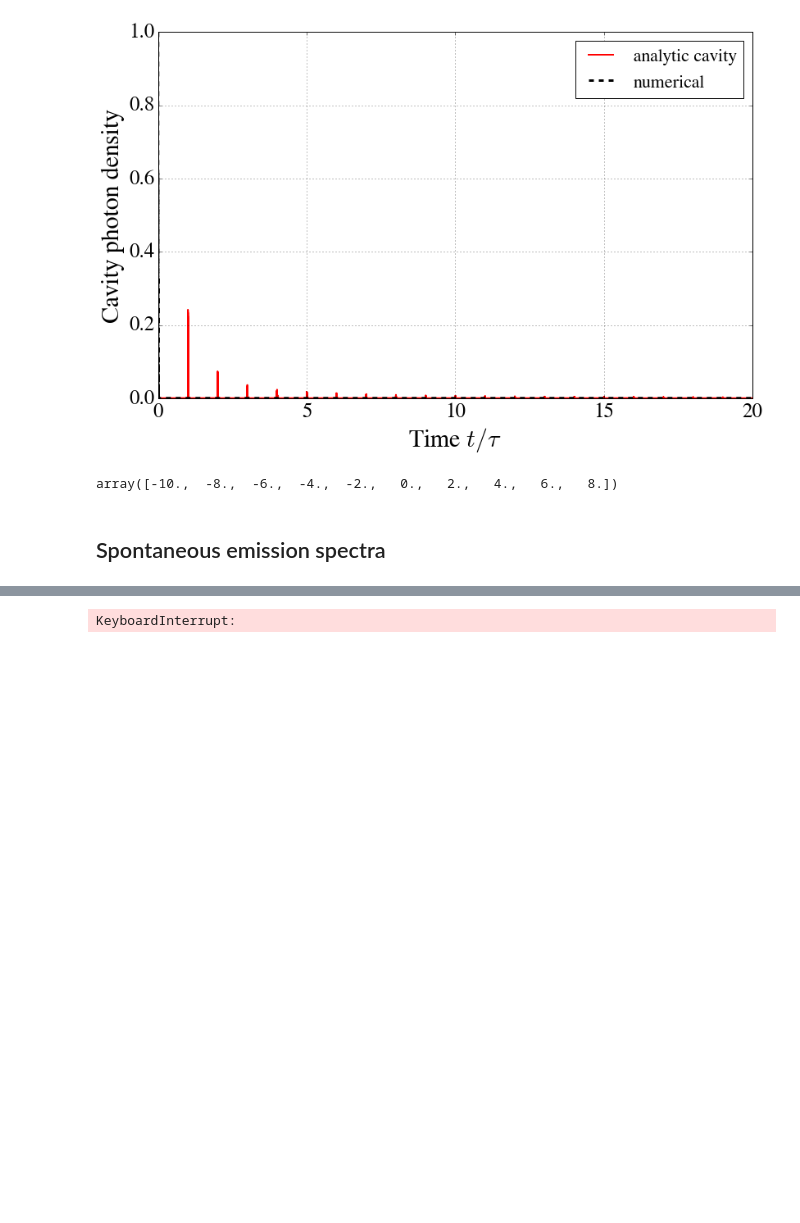
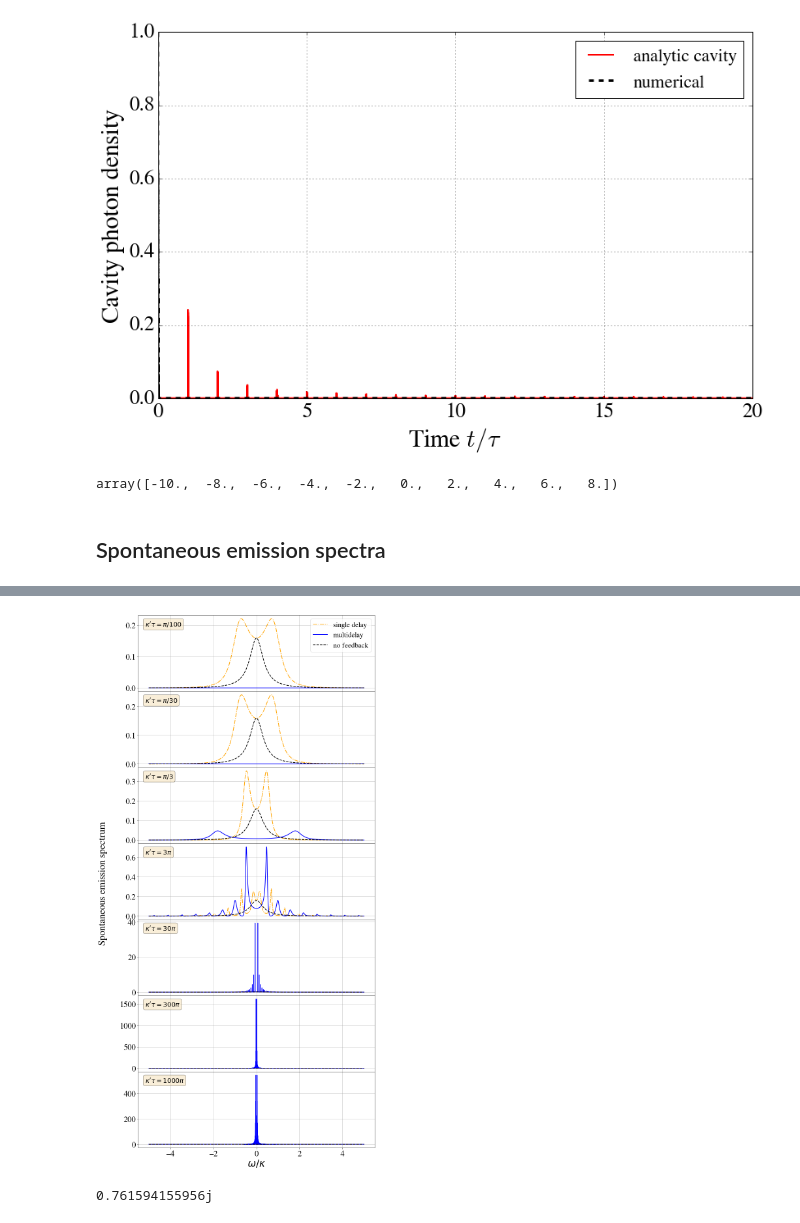
Before and after one commit to nemetniki/with-Andreas, a Jupyter notebook: CQED_standingwave.ipynb, the cells around one changed output, grey strips where cells are left out. Cells and saved outputs as stored; diff of their text form; code cells hidden in the pictures; blank space fills up the shorter version.

```diff
--- a/CQED_standingwave.ipynb
+++ b/CQED_standingwave.ipynb
@@ -248,7 +248,7 @@ you got this
 import numpy as np
 from scipy.integrate import ode
 
-N  = 100 # At least 100 is required for a good precision (150-200 better but slower)
+N  = 1000 # At least 100 is required for a good precision (150-200 better but slower)
 qp = np.linspace(-N/2,N/2,N+1)
 #print(qp[0:N+3])
 
@@ -492,13 +505,14 @@ mpl.rc('ytick',labelsize=25)
 kap1 = 1
 kap = 1.
 gam = 1.
+reg=0.000001
 
-om = np.linspace(-20.,20.,10000000)
+om = np.linspace(-5.,5.,1000000)
 def Spontem_d(om,N,tau):
 
     cg_nofb = 1j*gam/(-om**2+gam**2-(kap1+2*kap)*1j*om)
     cg_sing = 1j*gam/(-om**2+gam**2-1j*om*2*kap*(1-np.exp(1j*om*tau))-1j*om*kap1)
-    cg_mult = 1j*gam/(-om**2+gam**2+2*kap*om/np.tan(om*tau/2.)-kap1*1j*om)
+    cg_mult = 1j*gam/(-(om-1j*reg)**2+gam**2+2*kap*(om-1j*reg)/np.tan((om-1j*reg)*tau/2.)-kap1*1j*(om-1j*reg))
     return cg_nofb, cg_sing, cg_mult
 
 cg_nofb = np.zeros(len(om),"complex")
@@ -521,32 +535,36 @@ for itau in range(0,len(tau)):
         cg_nofb[iom],cg_sing[iom],cg_mult[iom] = Spontem_d(om[iom],N,tau[itau])
 #plt.figure(1,figsize=(13,8))
 #plt.ylim(0,0.02)
 #plt.xlim(-500,500)
     axes[itau].text(0.03, 0.93, textstr, transform=axes[itau].transAxes, fontsize=20,
         verticalalignment='top', bbox=props)
 #    if itau<len(tau)-1:
 #        axes[itau].plot(om,(kap2-kapi)/np.pi*np.abs(cg2)**2,linewidth=2.0,label='right (2)',color = 'orange')
 #        axes[itau].hold(True)
 #        axes[itau].plot(om,(kap1-kapi)/np.pi*np.abs(cg1)**2,linewidth=2.0,label='left (1)',color='k',ls='--')
 #    else:
+    axes[itau].plot(om,kap1/2./np.pi*np.abs(cg_sing)**2,linewidth=2.0,label='single delay',color ="orange",ls = '-.')
     axes[itau].plot(om,kap1/2./np.pi*np.abs(cg_mult)**2,linewidth=2.0,label='multidelay',color = 'b',ls='-')
     axes[itau].plot(om,kap1/2./np.pi*np.abs(cg_nofb)**2,linewidth=2.0,label='no feedback',color ="k",ls = '--')
-    axes[itau].plot(om,kap1/2./np.pi*np.abs(cg_sing)**2,linewidth=2.0,label='single delay',color ="orange",ls = '-.')
     #axes[itau].set_ylabel('Spontaneous emission spectra',fontsize=30.)
     axes[itau].grid(True)
 #axes[0].set_ylim(-0.00015,.0014)
 #axes[1].set_ylim(-0.0004,.0045)
 #axes[2].set_ylim(-0.005,.05)
 #axes[3].set_ylim(-0.08,.8)
 #axes[4].set_ylim(-0.2,2.)
 #axes[5].set_ylim(-0.5,7)
 #axes[6].set_ylim(0.,0.014)
 #axes[0].set_xlim(-120,120)
 f.text(0.01, 0.5, 'Spontaneous emission spectrum', ha='center', va='center', rotation='vertical',fontsize=30.)
 f.subplots_adjust(hspace=0)
 axes[len(tau)-1].set_xlabel('$\omega/\kappa$',fontsize=30.)
 axes[0].legend(loc='upper right',fontsize = 22)
 #axes[-1].legend(loc='upper right',fontsize = 22)
 plt.show()
 # %% [output]
-KeyboardInterrupt:
+[figure, added]
+# %%
+print(np.tan(1j))
+# %% [output]
+0.761594155956j
```
Also changed, not shown: parts of 4 cells of this notebook.
